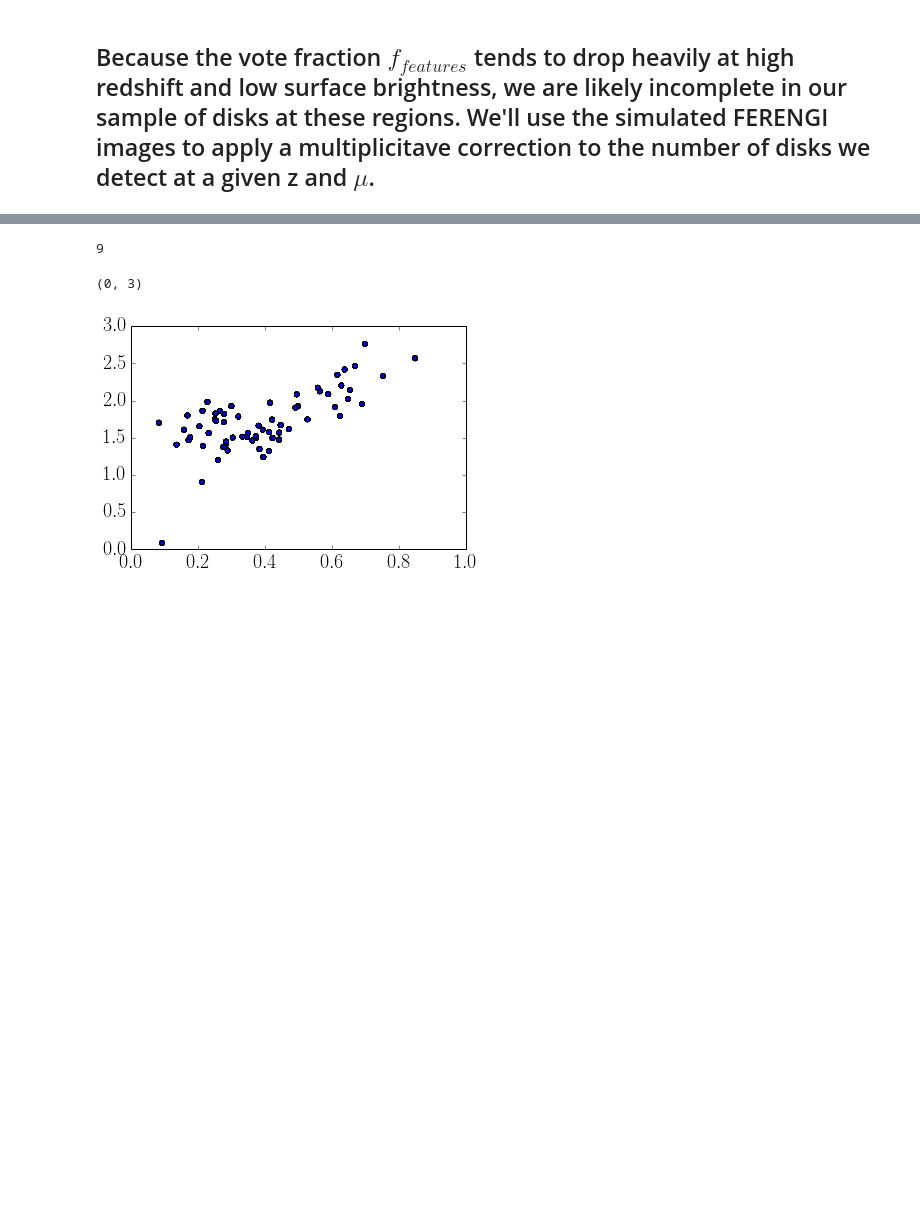
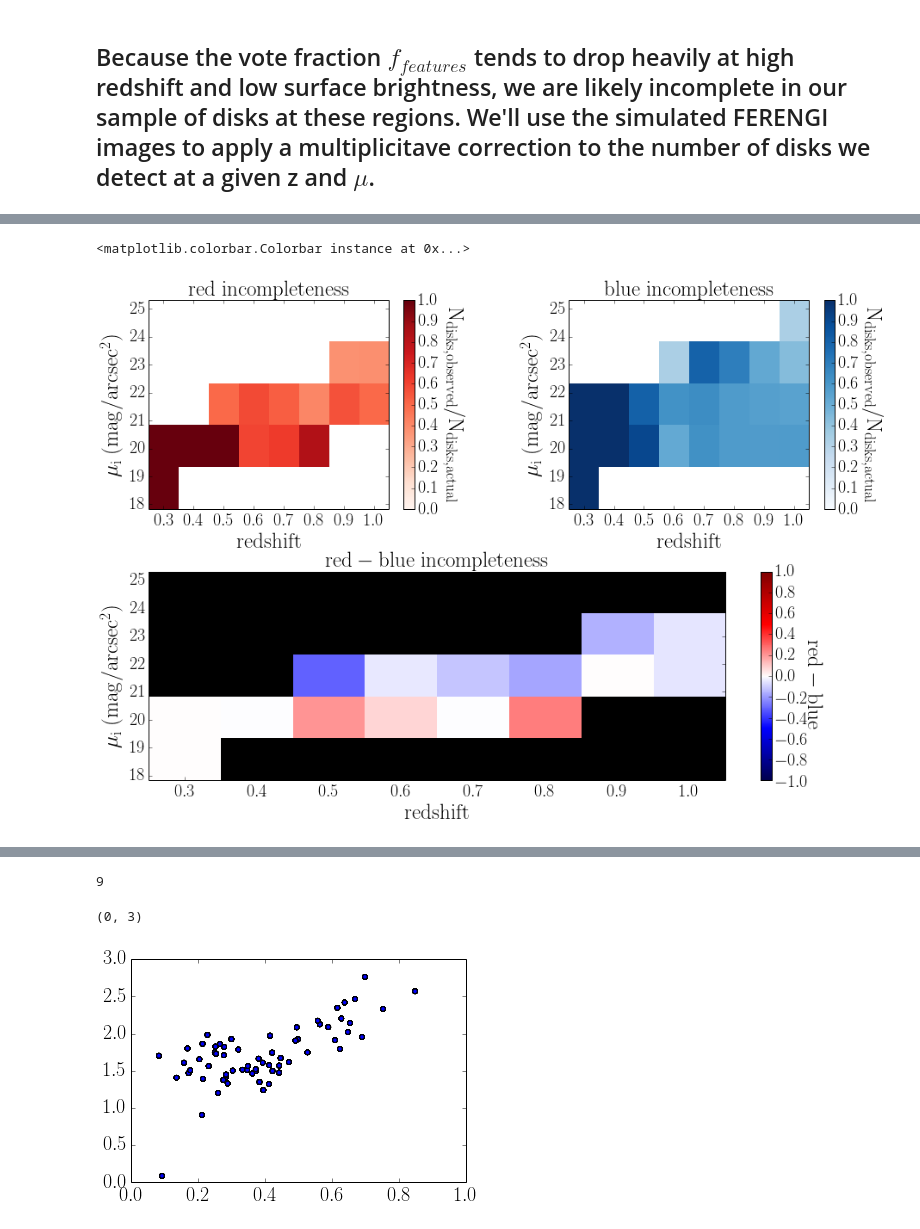
Before and after one commit to Mel23/gzh_red_disks, a Jupyter notebook: python/ferengi_disk_correction.ipynb, the cells around one changed output, grey strips where cells are left out. Drawn from its saved outputs; the diff is of its cells as text; code cells hidden in the pictures; blank space fills up the shorter version.

```diff
--- a/python/ferengi_disk_correction.ipynb
+++ b/python/ferengi_disk_correction.ipynb
@@ -150,0 +260,35 @@ plt.scatter(yedges[0:9],completion_matrix[7])
+# %%
+f=plt.figure(figsize=(15,10))
+gs = gridspec.GridSpec(2,2)
+gs.update(wspace=.4,hspace=.3)
+extent=[xedges[0],xedges[-1],yedges[0],yedges[-1]]
+ax=plt.subplot(gs[0,0])
+plt.imshow(completion_matrix.T,origin='lower',extent=extent,interpolation='nearest',vmin=0,vmax=1,cmap=cm.Reds,aspect='auto')
+plt.xlim(.25,1.05)
+plt.title('$\mathrm{red~incompleteness}$',fontsize=25)
+plt.xlabel('$\mathrm{redshift}$',fontsize=25)
+plt.ylabel('$\mathrm{\mu_{i}~(mag/arcsec^2)}$',fontsize=25)
+f.text(.44,.73,r'$\mathrm{N_{disks,observed}/N_{disks,actual}}$',rotation=270,fontsize=25,va='center')
+plt.colorbar()
+ax=plt.subplot(gs[0,1])
+plt.imshow(blue_completion_matrix.T,origin='lower',extent=extent,interpolation='nearest',vmin=0,vmax=1,cmap=cm.Blues,aspect='auto')
+plt.xlim(.25,1.05)
+plt.title('$\mathrm{blue~incompleteness}$',fontsize=25)
+plt.xlabel('$\mathrm{redshift}$',fontsize=25)
+plt.ylabel('$\mathrm{\mu_{i}~(mag/arcsec^2)}$',fontsize=25)
+f.text(.89,.73,r'$\mathrm{N_{disks,observed}/N_{disks,actual}}$',rotation=270,fontsize=25,va='center')
+plt.colorbar()
+ax=plt.subplot(gs[1,:])
+cmap = cm.seismic
+cmap.set_bad(color = 'k', alpha = 1.)
+comparison_matrix = completion_matrix-blue_completion_matrix
+plt.imshow(comparison_matrix.T,origin='lower',extent=extent,vmin=-1,vmax=1,interpolation='nearest',cmap=cmap,aspect='auto')
+plt.xlim(.25,1.05)
+plt.title('$\mathrm{red-blue~incompleteness}$',fontsize=25)
+plt.xlabel('$\mathrm{redshift}$',fontsize=25)
+plt.ylabel('$\mathrm{\mu_{i}~(mag/arcsec^2)}$',fontsize=25)
+f.text(.83,.28,r'$\mathrm{red-blue}$',rotation=270,fontsize=25,va='center')
+plt.colorbar()
+# %% [output]
+<matplotlib.colorbar.Colorbar instance at 0x...>
+[figure, added]
```
Also changed, not shown: parts of 19 cells of this notebook, 42 other files.
